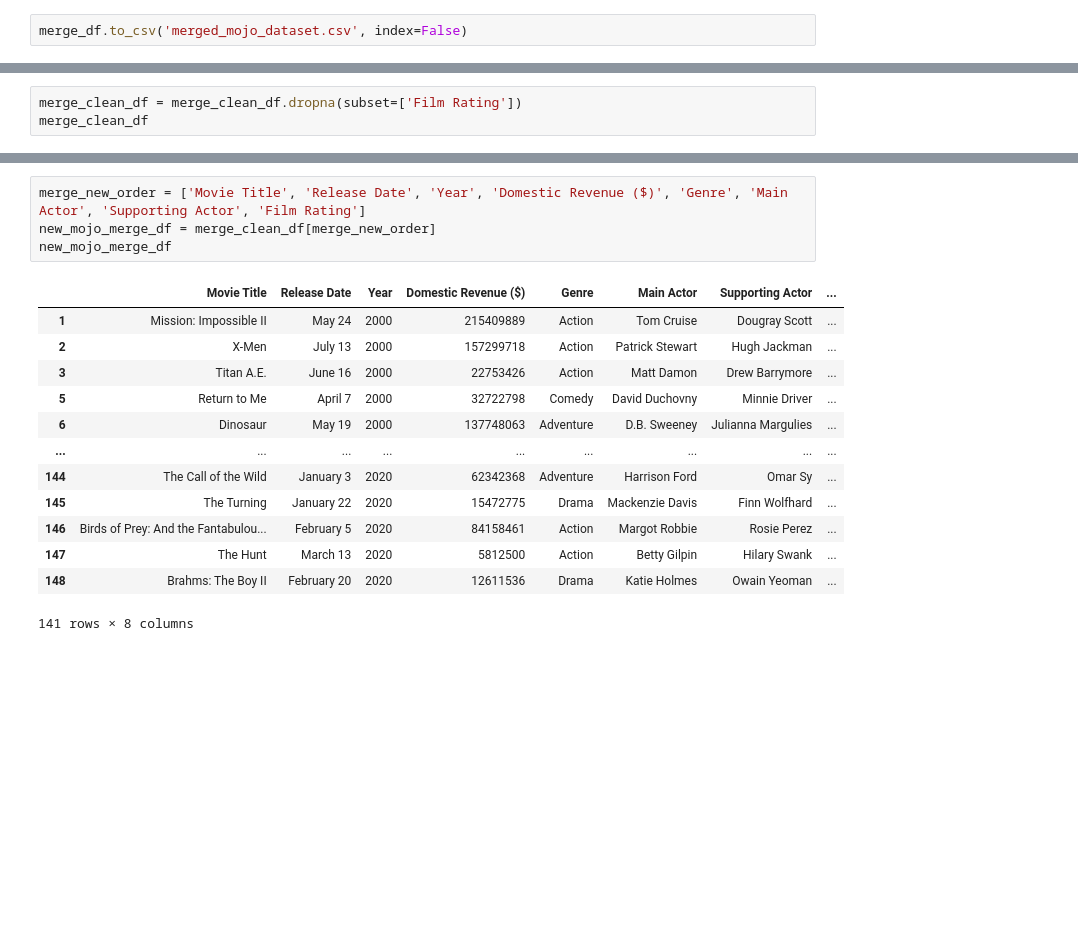
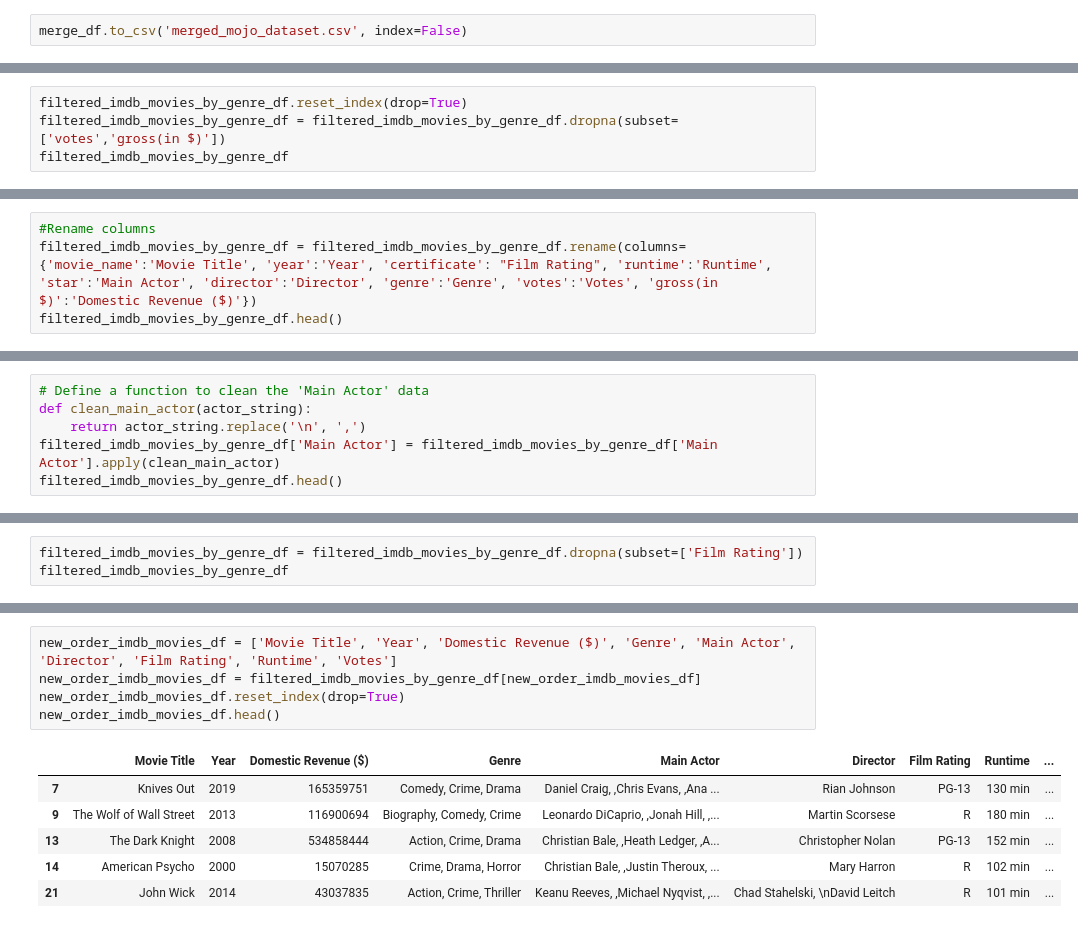
Before and after one commit to Armand57araujo/i-tickets, a Jupyter notebook: pythonnotebook.ipynb, the cells around one changed output, grey strips where cells are left out. Cells and saved outputs as stored; diff of their text form; blank space fills up the shorter version.

```diff
--- a/pythonnotebook.ipynb
+++ b/pythonnotebook.ipynb
@@ -535,0 +527,4 @@ merge_clean_df
+# %%
+filtered_imdb_movies_by_genre_df.reset_index(drop=True)
+filtered_imdb_movies_by_genre_df = filtered_imdb_movies_by_genre_df.dropna(subset=['votes','gross(in $)'])
+filtered_imdb_movies_by_genre_df
@@ -535,0 +545,4 @@ merge_clean_df
+# %%
+#Rename columns
+filtered_imdb_movies_by_genre_df = filtered_imdb_movies_by_genre_df.rename(columns={'movie_name':'Movie Title', 'year':'Year', 'certificate': "Film Rating", 'runtime':'Runtime', 'star':'Main Actor', 'director':'Director', 'genre':'Genre', 'votes':'Votes', 'gross(in $)':'Domestic Revenue ($)'})
+filtered_imdb_movies_by_genre_df.head()
@@ -535,0 +556,6 @@ merge_clean_df
+# %%
+# Define a function to clean the 'Main Actor' data
+def clean_main_actor(actor_string):
+    return actor_string.replace('\n', ',')
+filtered_imdb_movies_by_genre_df['Main Actor'] = filtered_imdb_movies_by_genre_df['Main Actor'].apply(clean_main_actor)
+filtered_imdb_movies_by_genre_df.head()
@@ -536,4 +587,4 @@ merge_clean_df
 # %%
-merge_clean_df = merge_clean_df.dropna(subset=['Film Rating'])
-merge_clean_df
+filtered_imdb_movies_by_genre_df = filtered_imdb_movies_by_genre_df.dropna(subset=['Film Rating'])
+filtered_imdb_movies_by_genre_df
 # %% [output]
@@ -565,18 +633,12 @@ dtype: int64
 # %%
-merge_new_order = ['Movie Title', 'Release Date', 'Year', 'Domestic Revenue ($)', 'Genre', 'Main Actor', 'Supporting Actor', 'Film Rating']
-new_mojo_merge_df = merge_clean_df[merge_new_order]
-new_mojo_merge_df
+new_order_imdb_movies_df = ['Movie Title', 'Year', 'Domestic Revenue ($)', 'Genre', 'Main Actor', 'Director', 'Film Rating', 'Runtime', 'Votes']
+new_order_imdb_movies_df = filtered_imdb_movies_by_genre_df[new_order_imdb_movies_df]
+new_order_imdb_movies_df.reset_index(drop=True)
+new_order_imdb_movies_df.head()
 # %% [output]
-|  | Movie Title | Release Date | Year | Domestic Revenue ($) | Genre | Main Actor | Supporting Actor | ... |
-| 1 | Mission: Impossible II | May 24 | 2000 | 215409889 | Action | Tom Cruise | Dougray Scott | ... |
-| 2 | X-Men | July 13 | 2000 | 157299718 | Action | Patrick Stewart | Hugh Jackman | ... |
-| 3 | Titan A.E. | June 16 | 2000 | 22753426 | Action | Matt Damon | Drew Barrymore | ... |
-| 5 | Return to Me | April 7 | 2000 | 32722798 | Comedy | David Duchovny | Minnie Driver | ... |
-| 6 | Dinosaur | May 19 | 2000 | 137748063 | Adventure | D.B. Sweeney | Julianna Margulies | ... |
-| ... | ... | ... | ... | ... | ... | ... | ... | ... |
-| 144 | The Call of the Wild | January 3 | 2020 | 62342368 | Adventure | Harrison Ford | Omar Sy | ... |
-| 145 | The Turning | January 22 | 2020 | 15472775 | Drama | Mackenzie Davis | Finn Wolfhard | ... |
-| 146 | Birds of Prey: And the Fantabulou... | February 5 | 2020 | 84158461 | Action | Margot Robbie | Rosie Perez | ... |
-| 147 | The Hunt | March 13 | 2020 | 5812500 | Action | Betty Gilpin | Hilary Swank | ... |
-| 148 | Brahms: The Boy II | February 20 | 2020 | 12611536 | Drama | Katie Holmes | Owain Yeoman | ... |
+|  | Movie Title | Year | Domestic Revenue ($) | Genre | Main Actor | Director | Film Rating | Runtime | ... |
+| 7 | Knives Out | 2019 | 165359751 | Comedy, Crime, Drama | Daniel Craig, ,Chris Evans, ,Ana ... | Rian Johnson | PG-13 | 130 min | ... |
+| 9 | The Wolf of Wall Street | 2013 | 116900694 | Biography, Comedy, Crime | Leonardo DiCaprio, ,Jonah Hill, ,... | Martin Scorsese | R | 180 min | ... |
+| 13 | The Dark Knight | 2008 | 534858444 | Action, Crime, Drama | Christian Bale, ,Heath Ledger, ,A... | Christopher Nolan | PG-13 | 152 min | ... |
+| 14 | American Psycho | 2000 | 15070285 | Crime, Drama, Horror | Christian Bale, ,Justin Theroux, ... | Mary Harron | R | 102 min | ... |
+| 21 | John Wick | 2014 | 43037835 | Action, Crime, Thriller | Keanu Reeves, ,Michael Nyqvist, ,... | Chad Stahelski, \nDavid Leitch | R | 101 min | ... |
-141 rows × 8 columns
```
Also changed, not shown: parts of 40 cells of this notebook.
